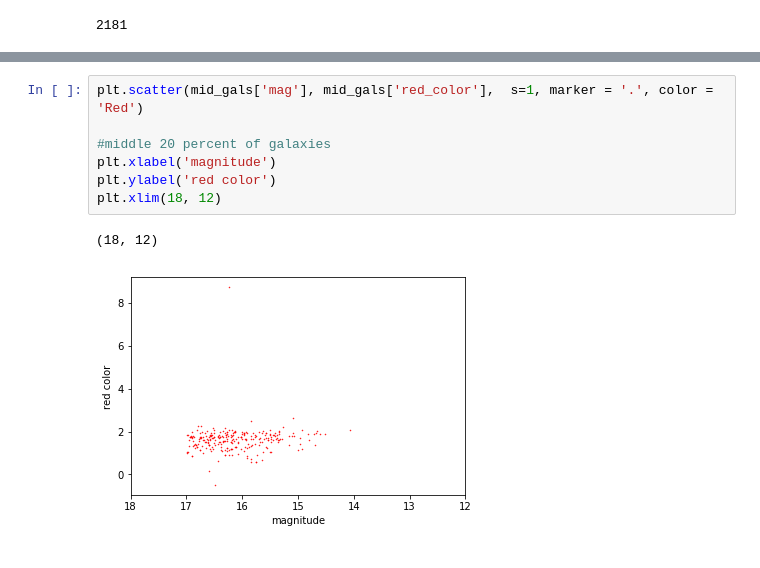
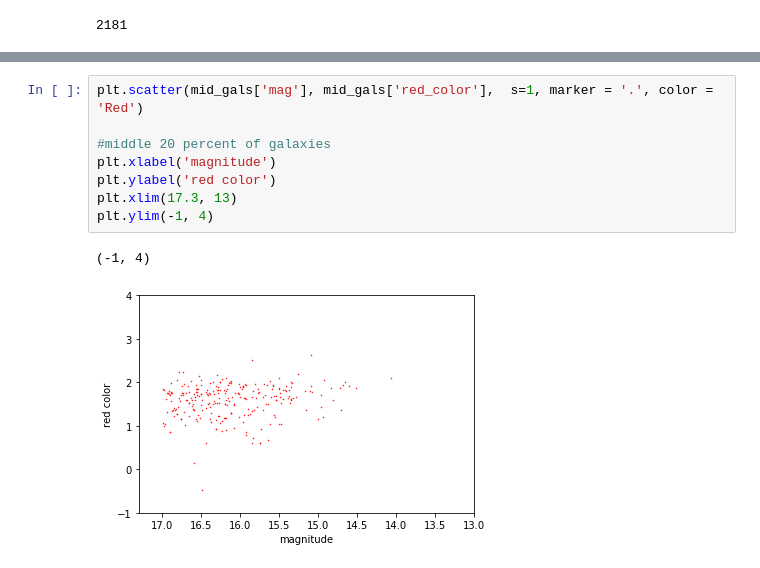
Before and after one commit to anikacave/morphology-analysis, a Jupyter notebook: Research.ipynb, the cells around one changed output, grey strips where cells are left out. Drawn from its saved outputs; the diff is of its cells as text.

```diff
--- a/Research.ipynb
+++ b/Research.ipynb
@@ -402,10 +408,11 @@ plt.xlim(18, 12)
 # %%
 plt.scatter(mid_gals['mag'], mid_gals['red_color'],  s=1, marker = '.', color = 'Red')
 
 #middle 20 percent of galaxies
 plt.xlabel('magnitude')
 plt.ylabel('red color')
-plt.xlim(18, 12)
+plt.xlim(17.3, 13)
+plt.ylim(-1, 4)
 # %% [output]
-(18, 12)
+(-1, 4)
-[figure, old version]
+[figure, new version]
```
Also changed, not shown: parts of 18 cells of this notebook.
